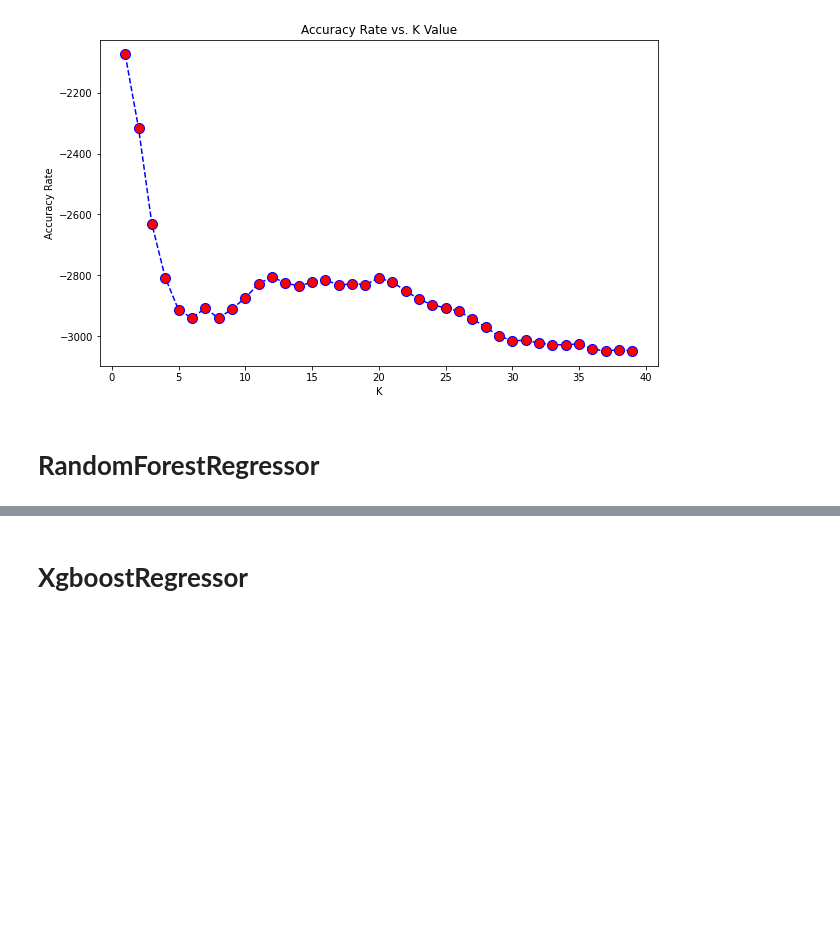
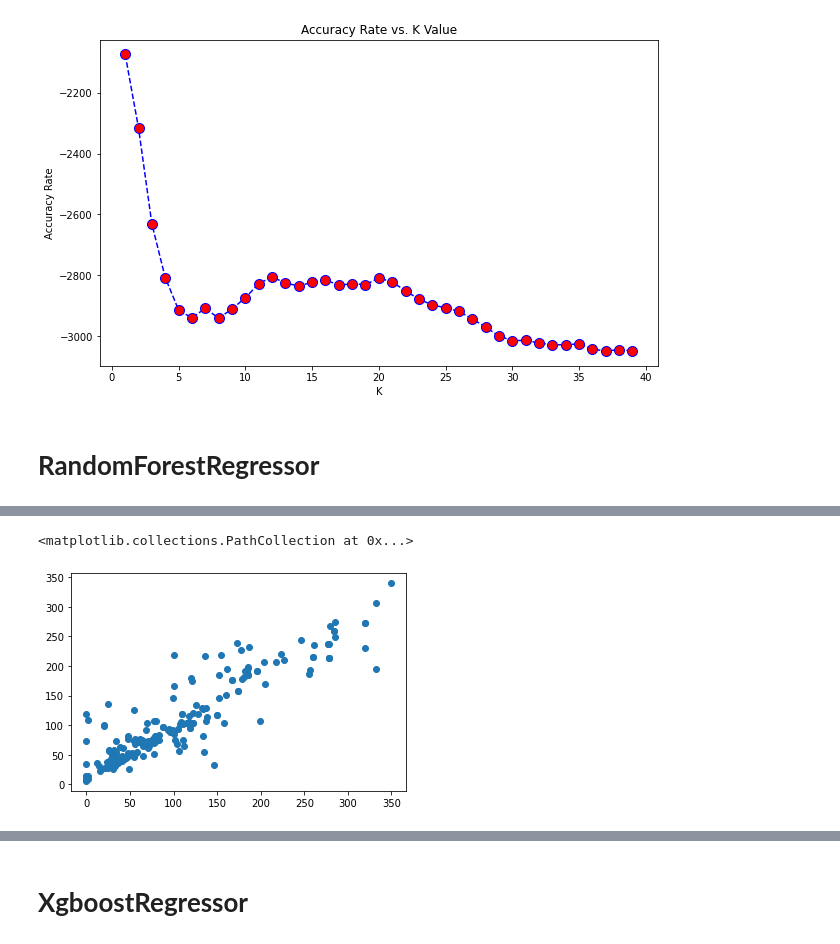
Before and after one commit to ranjith13119/AirQuality, a Jupyter notebook: AirQualityIndex.ipynb, the cells around one changed output, grey strips where cells are left out. Saved outputs shown, nothing was run; the diff lists cells and outputs as text; code cells hidden in the pictures; blank space fills up the shorter version.

```diff
--- a/AirQualityIndex.ipynb
+++ b/AirQualityIndex.ipynb
@@ -741,5 +729,8 @@ sns.distplot(y_test-predictions)
 # %%
-plt.scatter(y_test,prediction)
+plt.scatter(y_test,predictions)
+# %% [output]
+<matplotlib.collections.PathCollection at 0x...>
+[figure, added]
 # %%
 print('MAE:', metrics.mean_absolute_error(y_test, predictions))
 print('MSE:', metrics.mean_squared_error(y_test, predictions))
```
Also changed, not shown: parts of 6 cells of this notebook.
